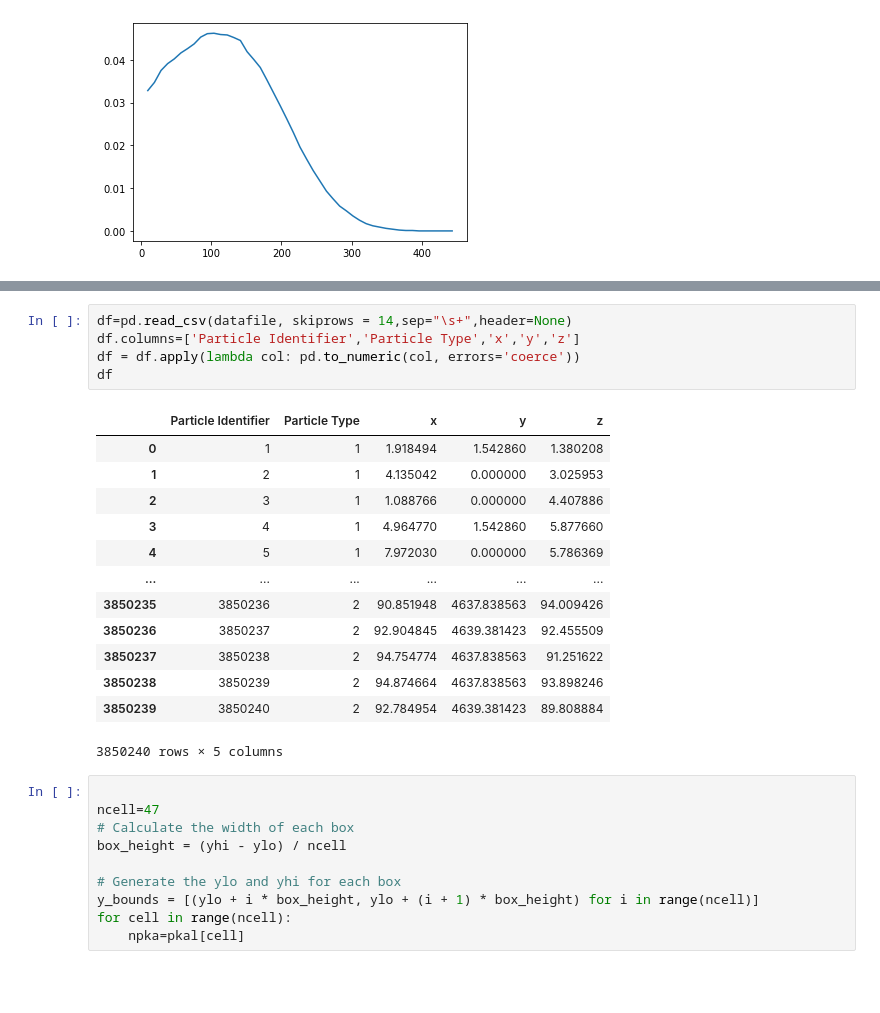
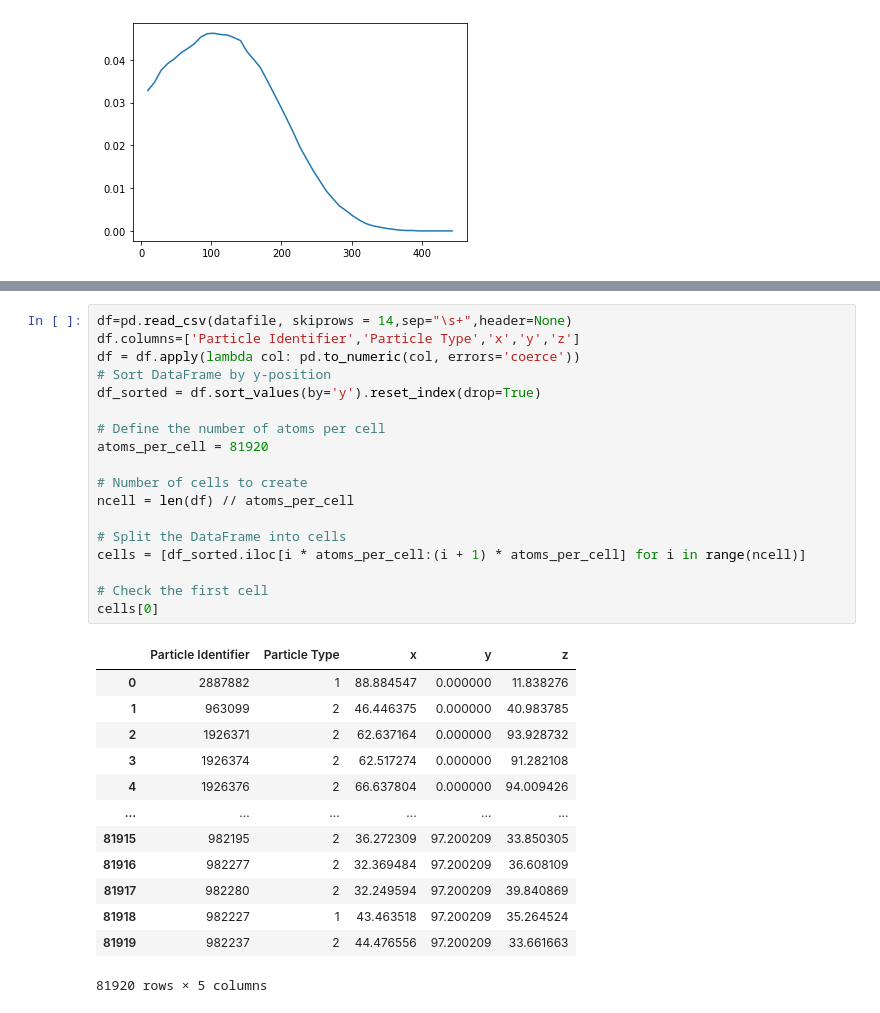
Before and after one commit to HE-RU10/ga2o3, a Jupyter notebook: FPA_realize_cascade.ipynb, the cells around one changed output, grey strips where cells are left out. Saved outputs shown, nothing was run; the diff lists cells and outputs as text; blank space fills up the shorter version.

```diff
--- a/FPA_realize_cascade.ipynb
+++ b/FPA_realize_cascade.ipynb
@@ -539,29 +573,32 @@ zlo: 0.0 zhi: 94.07015438
 # %%
 df=pd.read_csv(datafile, skiprows = 14,sep="\s+",header=None)
 df.columns=['Particle Identifier','Particle Type','x','y','z']
 df = df.apply(lambda col: pd.to_numeric(col, errors='coerce'))
-df
+# Sort DataFrame by y-position
+df_sorted = df.sort_values(by='y').reset_index(drop=True)
+
+# Define the number of atoms per cell
+atoms_per_cell = 81920
+
+# Number of cells to create
+ncell = len(df) // atoms_per_cell
+
+# Split the DataFrame into cells
+cells = [df_sorted.iloc[i * atoms_per_cell:(i + 1) * atoms_per_cell] for i in range(ncell)]
+
+# Check the first cell
+cells[0]
 # %% [output]
 |  | Particle Identifier | Particle Type | x | y | z |
-| 0 | 1 | 1 | 1.918494 | 1.542860 | 1.380208 |
-| 1 | 2 | 1 | 4.135042 | 0.000000 | 3.025953 |
-| 2 | 3 | 1 | 1.088766 | 0.000000 | 4.407886 |
-| 3 | 4 | 1 | 4.964770 | 1.542860 | 5.877660 |
-| 4 | 5 | 1 | 7.972030 | 0.000000 | 5.786369 |
+| 0 | 2887882 | 1 | 88.884547 | 0.000000 | 11.838276 |
+| 1 | 963099 | 2 | 46.446375 | 0.000000 | 40.983785 |
+| 2 | 1926371 | 2 | 62.637164 | 0.000000 | 93.928732 |
+| 3 | 1926374 | 2 | 62.517274 | 0.000000 | 91.282108 |
+| 4 | 1926376 | 2 | 66.637804 | 0.000000 | 94.009426 |
 | ... | ... | ... | ... | ... | ... |
-| 3850235 | 3850236 | 2 | 90.851948 | 4637.838563 | 94.009426 |
-| 3850236 | 3850237 | 2 | 92.904845 | 4639.381423 | 92.455509 |
-| 3850237 | 3850238 | 2 | 94.754774 | 4637.838563 | 91.251622 |
-| 3850238 | 3850239 | 2 | 94.874664 | 4637.838563 | 93.898246 |
-| 3850239 | 3850240 | 2 | 92.784954 | 4639.381423 | 89.808884 |
+| 81915 | 982195 | 2 | 36.272309 | 97.200209 | 33.850305 |
+| 81916 | 982277 | 2 | 32.369484 | 97.200209 | 36.608109 |
+| 81917 | 982280 | 2 | 32.249594 | 97.200209 | 39.840869 |
+| 81918 | 982227 | 1 | 43.463518 | 97.200209 | 35.264524 |
+| 81919 | 982237 | 2 | 44.476556 | 97.200209 | 33.661663 |
-3850240 rows × 5 columns
+81920 rows × 5 columns
-# %%
-
-ncell=47
-# Calculate the width of each box
-box_height = (yhi - ylo) / ncell
-
-# Generate the ylo and yhi for each box
-y_bounds = [(ylo + i * box_height, ylo + (i + 1) * box_height) for i in range(ncell)]
-for cell in range(ncell):
-    npka=pkal[cell]
```
Also changed, not shown: parts of 7 cells of this notebook, 2 other files.
